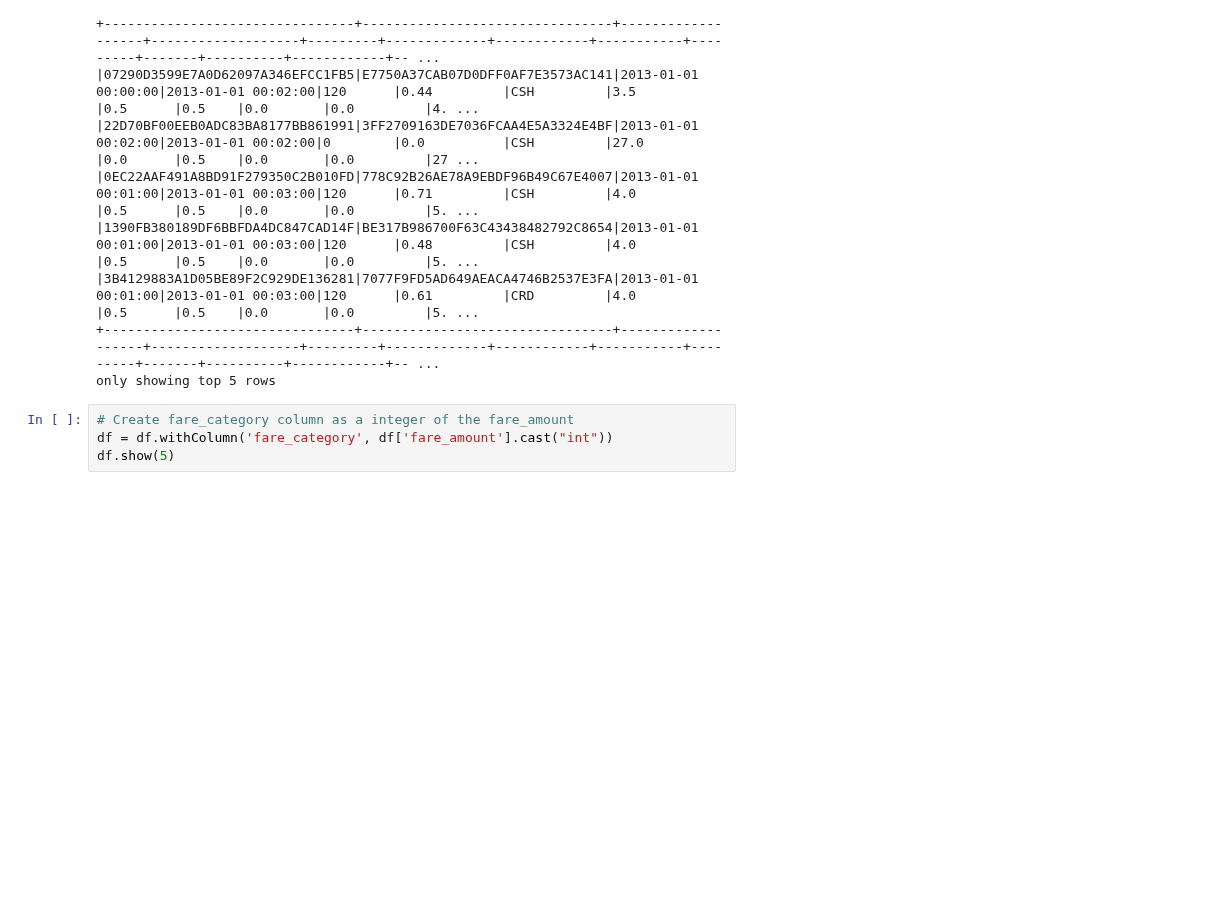
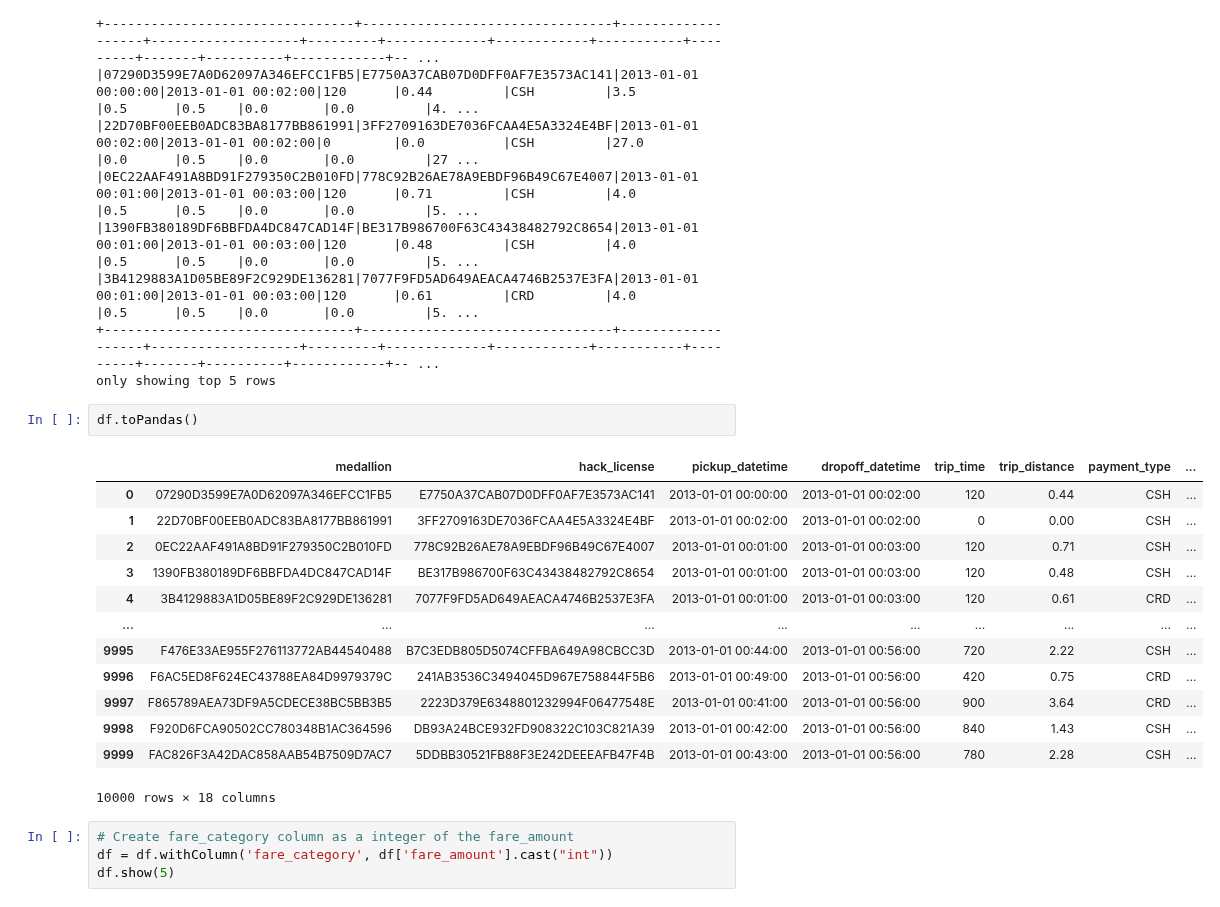
Before and after one commit to trajanov/BigDataAnalytics, a Jupyter notebook: Notebooks/Spark-Example-09.2-treeAggregate-Min-Max-Calculation.ipynb, the cells around one changed output. Saved outputs shown, nothing was run; the diff lists cells and outputs as text; blank space fills up the shorter version.

```diff
--- a/Notebooks/Spark-Example-09.2-treeAggregate-Min-Max-Calculation.ipynb
+++ b/Notebooks/Spark-Example-09.2-treeAggregate-Min-Max-Calculation.ipynb
@@ -152,6 +165,22 @@ df.show(5,truncate=False, vertical=False)
 |3B4129883A1D05BE89F2C929DE136281|7077F9FD5AD649AEACA4746B2537E3FA|2013-01-01 00:01:00|2013-01-01 00:03:00|120      |0.61         |CRD         |4.0        |0.5      |0.5    |0.0       |0.0         |5. ...
 +--------------------------------+--------------------------------+-------------------+-------------------+---------+-------------+------------+-----------+---------+-------+----------+------------+-- ...
 only showing top 5 rows
+# %%
+df.toPandas()
+# %% [output]
+|  | medallion | hack_license | pickup_datetime | dropoff_datetime | trip_time | trip_distance | payment_type | ... |
+| 0 | 07290D3599E7A0D62097A346EFCC1FB5 | E7750A37CAB07D0DFF0AF7E3573AC141 | 2013-01-01 00:00:00 | 2013-01-01 00:02:00 | 120 | 0.44 | CSH | ... |
+| 1 | 22D70BF00EEB0ADC83BA8177BB861991 | 3FF2709163DE7036FCAA4E5A3324E4BF | 2013-01-01 00:02:00 | 2013-01-01 00:02:00 | 0 | 0.00 | CSH | ... |
+| 2 | 0EC22AAF491A8BD91F279350C2B010FD | 778C92B26AE78A9EBDF96B49C67E4007 | 2013-01-01 00:01:00 | 2013-01-01 00:03:00 | 120 | 0.71 | CSH | ... |
+| 3 | 1390FB380189DF6BBFDA4DC847CAD14F | BE317B986700F63C43438482792C8654 | 2013-01-01 00:01:00 | 2013-01-01 00:03:00 | 120 | 0.48 | CSH | ... |
+| 4 | 3B4129883A1D05BE89F2C929DE136281 | 7077F9FD5AD649AEACA4746B2537E3FA | 2013-01-01 00:01:00 | 2013-01-01 00:03:00 | 120 | 0.61 | CRD | ... |
+| ... | ... | ... | ... | ... | ... | ... | ... | ... |
+| 9995 | F476E33AE955F276113772AB44540488 | B7C3EDB805D5074CFFBA649A98CBCC3D | 2013-01-01 00:44:00 | 2013-01-01 00:56:00 | 720 | 2.22 | CSH | ... |
+| 9996 | F6AC5ED8F624EC43788EA84D9979379C | 241AB3536C3494045D967E758844F5B6 | 2013-01-01 00:49:00 | 2013-01-01 00:56:00 | 420 | 0.75 | CRD | ... |
+| 9997 | F865789AEA73DF9A5CDECE38BC5BB3B5 | 2223D379E6348801232994F06477548E | 2013-01-01 00:41:00 | 2013-01-01 00:56:00 | 900 | 3.64 | CRD | ... |
+| 9998 | F920D6FCA90502CC780348B1AC364596 | DB93A24BCE932FD908322C103C821A39 | 2013-01-01 00:42:00 | 2013-01-01 00:56:00 | 840 | 1.43 | CSH | ... |
+| 9999 | FAC826F3A42DAC858AAB54B7509D7AC7 | 5DDBB30521FB88F3E242DEEEAFB47F4B | 2013-01-01 00:43:00 | 2013-01-01 00:56:00 | 780 | 2.28 | CSH | ... |
+10000 rows × 18 columns
 # %%
 # Create fare_category column as a integer of the fare_amount
 df = df.withColumn('fare_category', df['fare_amount'].cast("int"))
```
Also changed, not shown: parts of 14 cells of this notebook, 3 other files.
